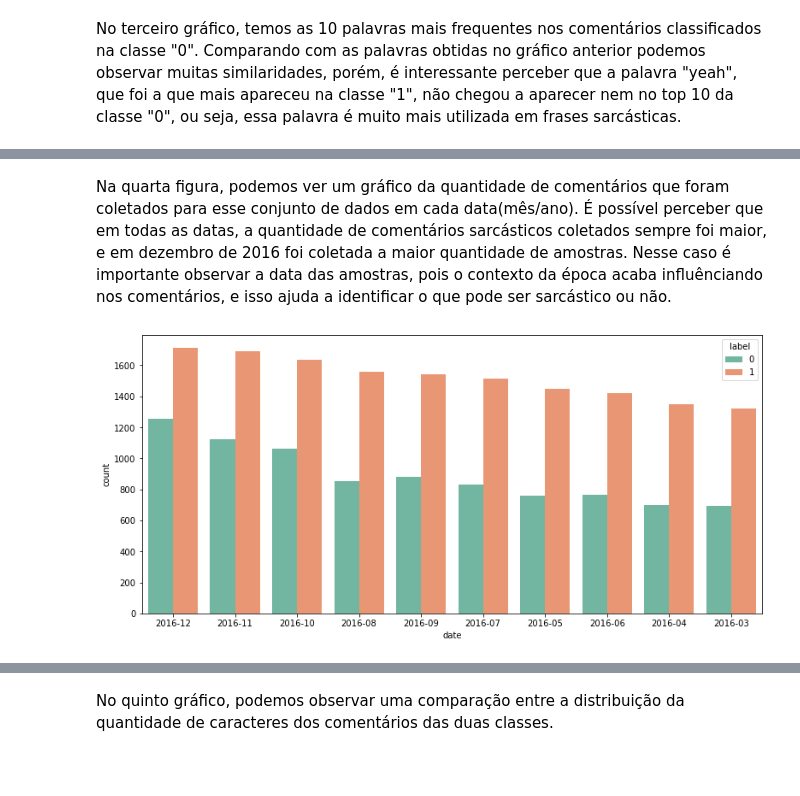
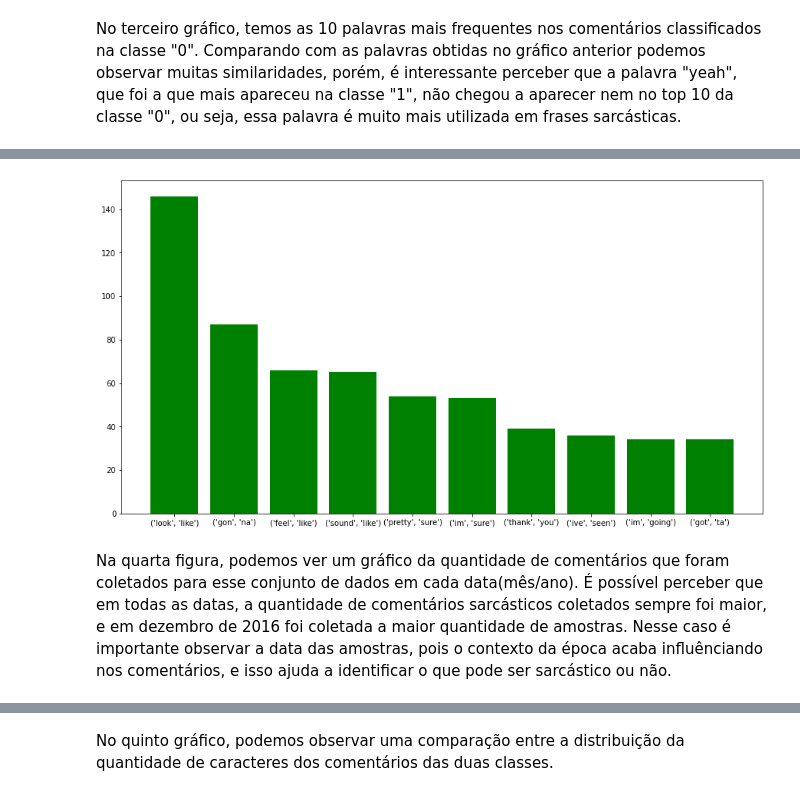
Before and after one commit to juliomaced0/Mentoria_Python_IA, a Jupyter notebook: Trabalho_Final/Trabalho Final.ipynb, the cells around one changed output, grey strips where cells are left out. Drawn from its saved outputs; the diff is of its cells as text; code cells hidden in the pictures; blank space fills up the shorter version.

```diff
--- a/Trabalho_Final/Trabalho Final.ipynb
+++ b/Trabalho_Final/Trabalho Final.ipynb
@@ -242,24 +266,19 @@ plt.gcf().set_size_inches(13, 6)
+# %%
+# Gráfico dos bigramas que aparecem com mais frequência na classe 0
+q2 = df[zero]
+q2 = q2.comment.explode().to_frame()
+P2=' '.join([str(w) for w in q2['comment']])
+P2 = preprocess(P2)
+P2 = word_tokenize(P2)
+P2 = list(bigrams(P2))
+P2 = FreqDist(P2)
+
+figure(figsize=(15, 8))
+x, y = zip(*P2.most_common(n=10))
+plt.bar(range(len(x)), y, color='green')
+plt.xticks(range(len(x)), x)
+plt.show()
+# %% [output]
+[figure, added]
 # %% [markdown]
 Na quarta figura, podemos ver um gráfico da quantidade de comentários que foram coletados para esse conjunto de dados em cada data(mês/ano). É possível perceber que em todas as datas, a quantidade de comentários sarcásticos coletados sempre foi maior, e em dezembro de 2016 foi coletada a maior quantidade de amostras. Nesse caso é importante observar a data das amostras, pois o contexto da época acaba influênciando nos comentários, e isso ajuda a identificar o que pode ser sarcástico ou não.
-# %%
-q = df[um]
-day = q.date.explode().to_frame().reset_index(drop=True)
-dfd = pd.DataFrame (day, columns = ['date'])
-dfcd = dfd.groupby('date').date.count() \
-                               .reset_index(name='count') \
-                               .sort_values(['count'], ascending=False) \
-                               .head(10).reset_index(drop=True)
-q2 = df[zero]
-day2 = q2.date.explode().to_frame().reset_index(drop=True)
-dfd2 = pd.DataFrame (day2, columns = ['date'])
-dfcd2 = dfd2.groupby('date').date.count() \
-                               .reset_index(name='count') \
-                               .sort_values(['count'], ascending=False) \
-                               .head(10).reset_index(drop=True)
-dfcd['label'] = 1
-dfcd2['label'] = 0
-dfcd3 = pd.concat([dfcd, dfcd2], axis=0)
-ax = sns.barplot(x="date", y="count", hue="label", palette="Set2", data=dfcd3)
-plt.gcf().set_size_inches(13, 6)
-# %% [output]
-[figure, removed]
```
Also changed, not shown: parts of 75 cells of this notebook.
